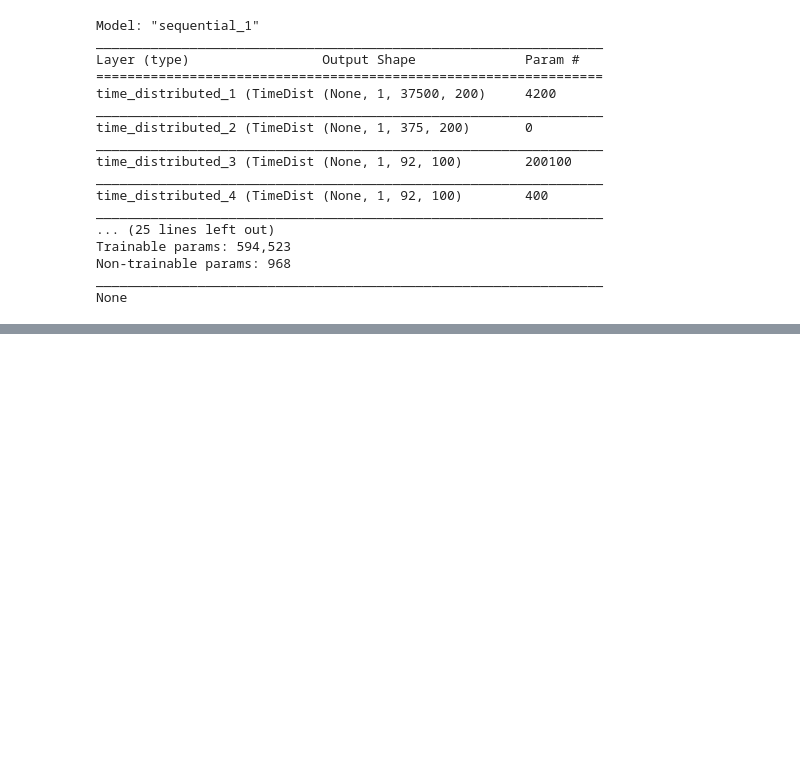
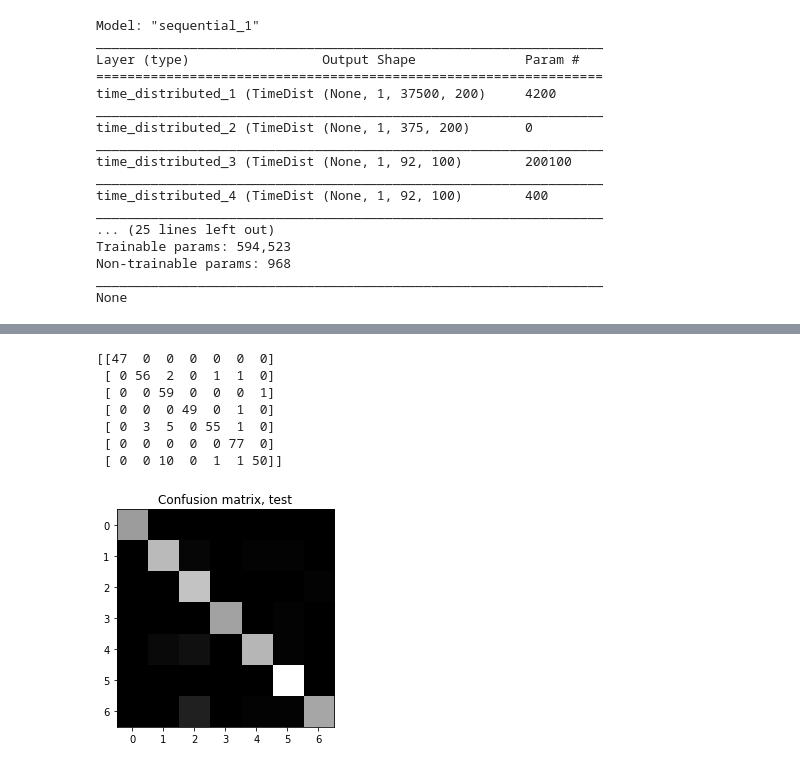
Before and after one commit to aiexplorations/RagaExperiments, a Jupyter notebook: Ragaflow.ipynb, the cells around one changed output, grey strips where cells are left out. Cells and saved outputs as stored; diff of their text form; code cells hidden in the pictures; blank space fills up the shorter version.

```diff
--- a/Ragaflow.ipynb
+++ b/Ragaflow.ipynb
@@ -450,0 +506,16 @@ raga_dict
+# %%
+# Test set confusion matrix
+
+cfm_ts = confusion_matrix(test_y, predictions_ts)
+plt.imshow(cfm_ts, cmap = 'gray')
+plt.title("Confusion matrix, test")
+print(cfm_ts)
+# %% [output]
+[[47  0  0  0  0  0  0]
+ [ 0 56  2  0  1  1  0]
+ [ 0  0 59  0  0  0  1]
+ [ 0  0  0 49  0  1  0]
+ [ 0  3  5  0 55  1  0]
+ [ 0  0  0  0  0 77  0]
+ [ 0  0 10  0  1  1 50]]
+[figure, added]
```
Also changed, not shown: parts of 28 cells of this notebook.
